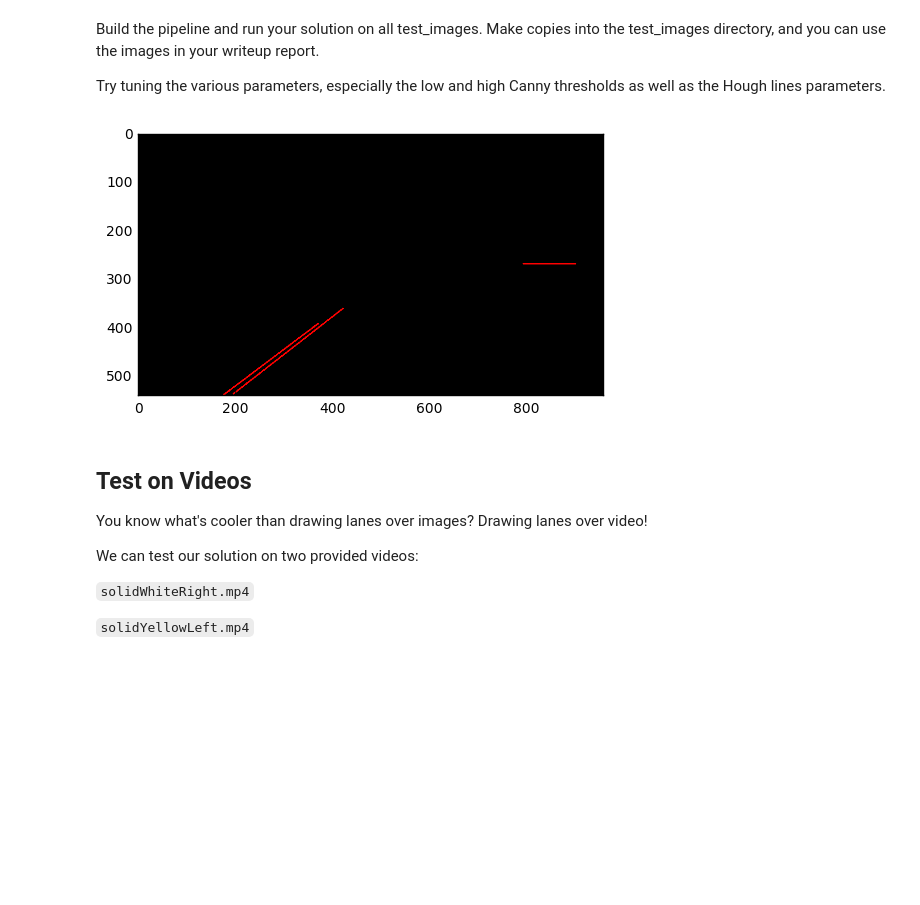
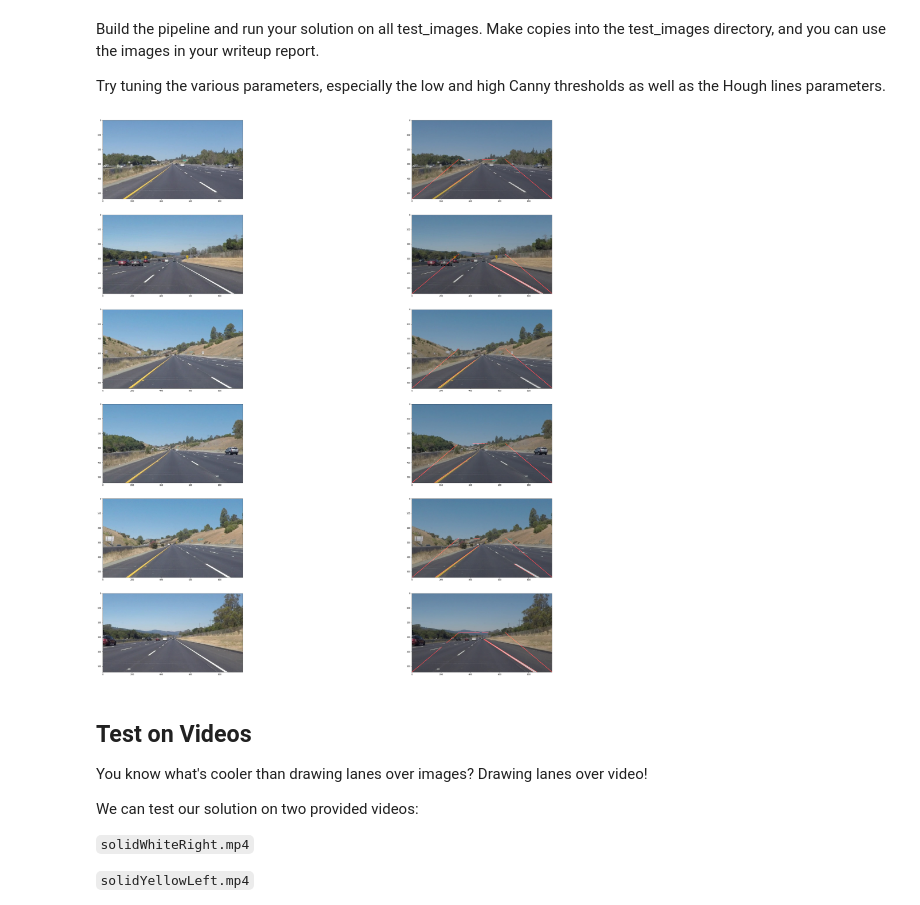
Before and after one commit to ssarangi/CarND-LaneLines-P1, a Jupyter notebook: P1.ipynb, the cells around one changed output. Drawn from its saved outputs; the diff is of its cells as text; code cells hidden in the pictures; blank space fills up the shorter version.

```diff
--- a/P1.ipynb
+++ b/P1.ipynb
@@ -195,42 +195,49 @@ Try tuning the various parameters, especially the low and high Canny thresholds
 # %%
 # TODO: Build your pipeline that will draw lane lines on the test_images
 # then save them to the test_images directory.
 
-def lane_detection_pipeline(file):
-    image = mpimg.imread(file)
-
+def lane_detection_pipeline(image):
     height, width, channels = image.shape
 
     # Define the region of interest to be the lower part of the image
     # vertices = np.array([[(100, max_height), (max_width -100, max_height), (max_width/2 + width_delta, max_height/2 + 50), (max_width/2 - width_delta, max_height/2 + 50)]], np.int32)
-    vertices = np.array([[(0, height/2), (width, height/2), (width, height), (0, height)]], dtype='int32')
+    vertices = np.array([[(0, height), (width / 3, height/2), (((2 * width) / 3), height / 2), (width, height)]], dtype='int32')
 
     # Make it grayscale after we extract region of interest
     img = region_of_interest(image, vertices)
     img = grayscale(img)
 
     # Do a gaussian blur
-    img = gaussian_blur(img, 9)
+    img = gaussian_blur(img, 11)
 
     # Do a canny edge detection before we use hough lines to figure out the lines in the image
     img = canny(img, 0, 200)
 
     # Do a hough lines transform to figure out the lines in the image
-    minLineLength = 100
-    maxLineGap = 5
-    img = hough_lines(img, 1, np.pi/180, 200, minLineLength, maxLineGap)
+    minLineLength = 5
+    maxLineGap = 3
+    img = hough_lines(img, 1, np.pi/180, 150, minLineLength, maxLineGap)
 
-    # Display the final overlaid image
-    plt.imshow(img, cmap='gray')
+    # Overlay the final hough lines on this image
+    img = weighted_img(img, image)
+
+    return img
 
 base_path = "test_images/"
 files = os.listdir(base_path)
-for file in files:
-    new_img = lane_detection_pipeline(os.path.join(base_path,file))
+rows = len(files)
+fig = plt.figure(figsize=(50, 50))
+for idx, file in enumerate(files):
+    image = mpimg.imread(os.path.join(base_path,file))
+    new_img = lane_detection_pipeline(image)
     new_filename = os.path.join(base_path, "overlay_" + file)
     # Write the new file to the same test_images dir
+    plt.subplot(rows, 2, idx*2+1)
+    plt.imshow(image)
+    plt.subplot(rows, 2, idx*2+2)
+    plt.imshow(new_img)
 # %% [output]
-[figure, old version]
+[figure, new version]
 # %% [markdown]
 ## Test on Videos
 
```
Also changed, not shown: parts of 2 cells of this notebook.
